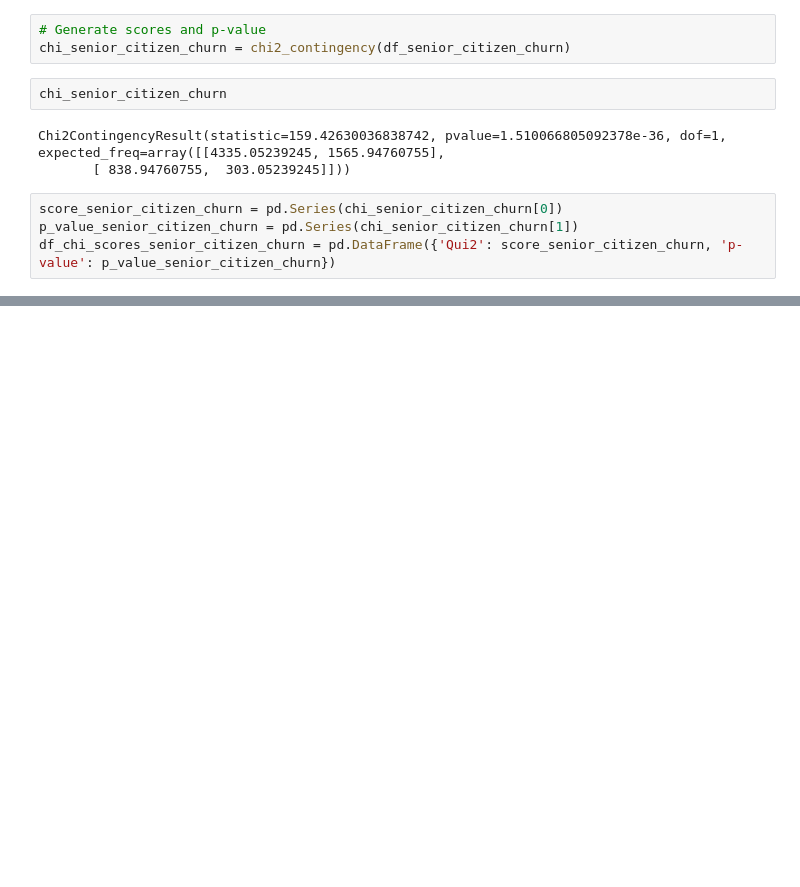
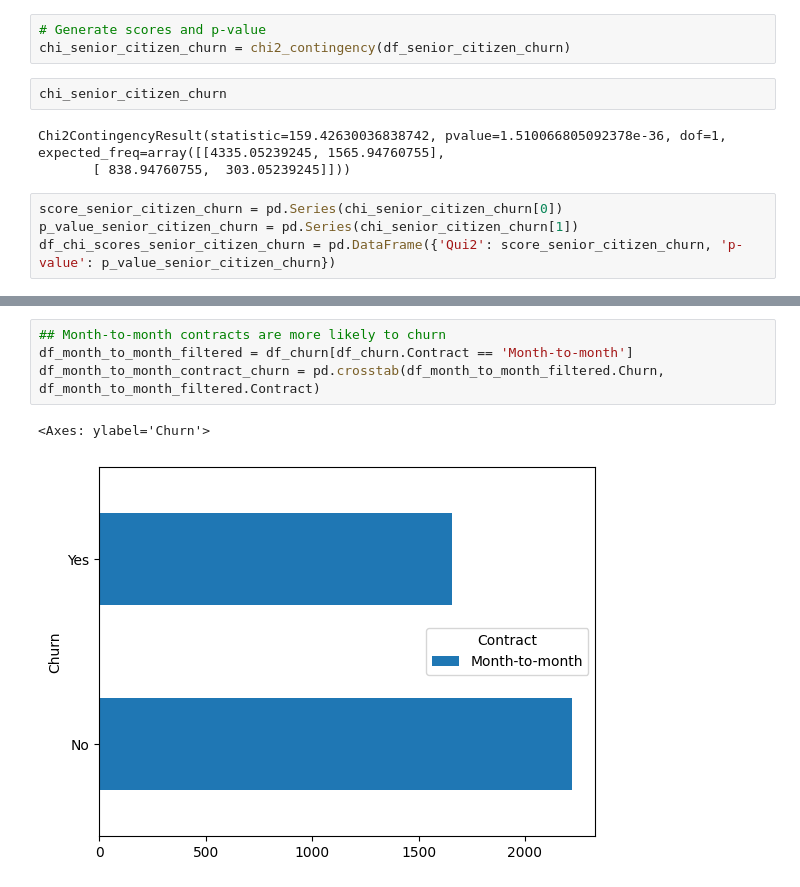
Before and after one commit to gjovs/rockeatseat_ia_track, a Jupyter notebook: eda/eda_churn.ipynb, the cells around one changed output, grey strips where cells are left out. Drawn from its saved outputs; the diff is of its cells as text; blank space fills up the shorter version.

```diff
--- a/eda/eda_churn.ipynb
+++ b/eda/eda_churn.ipynb
@@ -909,0 +913,7 @@ df_chi_scores_senior_citizen_churn
+# %%
+## Month-to-month contracts are more likely to churn
+df_month_to_month_filtered = df_churn[df_churn.Contract == 'Month-to-month']
+df_month_to_month_contract_churn = pd.crosstab(df_month_to_month_filtered.Churn, df_month_to_month_filtered.Contract)
+# %% [output]
+<Axes: ylabel='Churn'>
+[figure, added]
```
Also changed, not shown: parts of 8 cells of this notebook.
